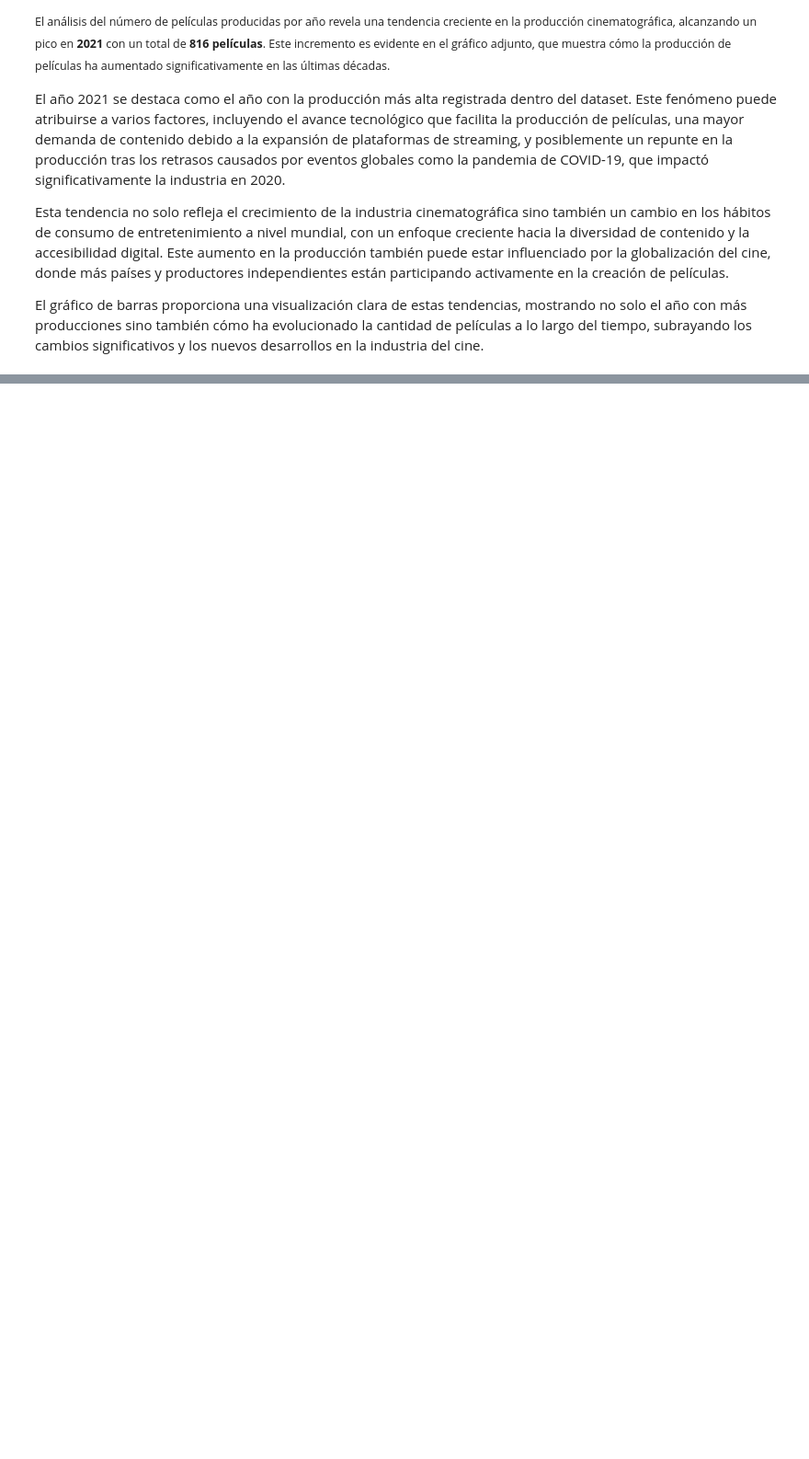
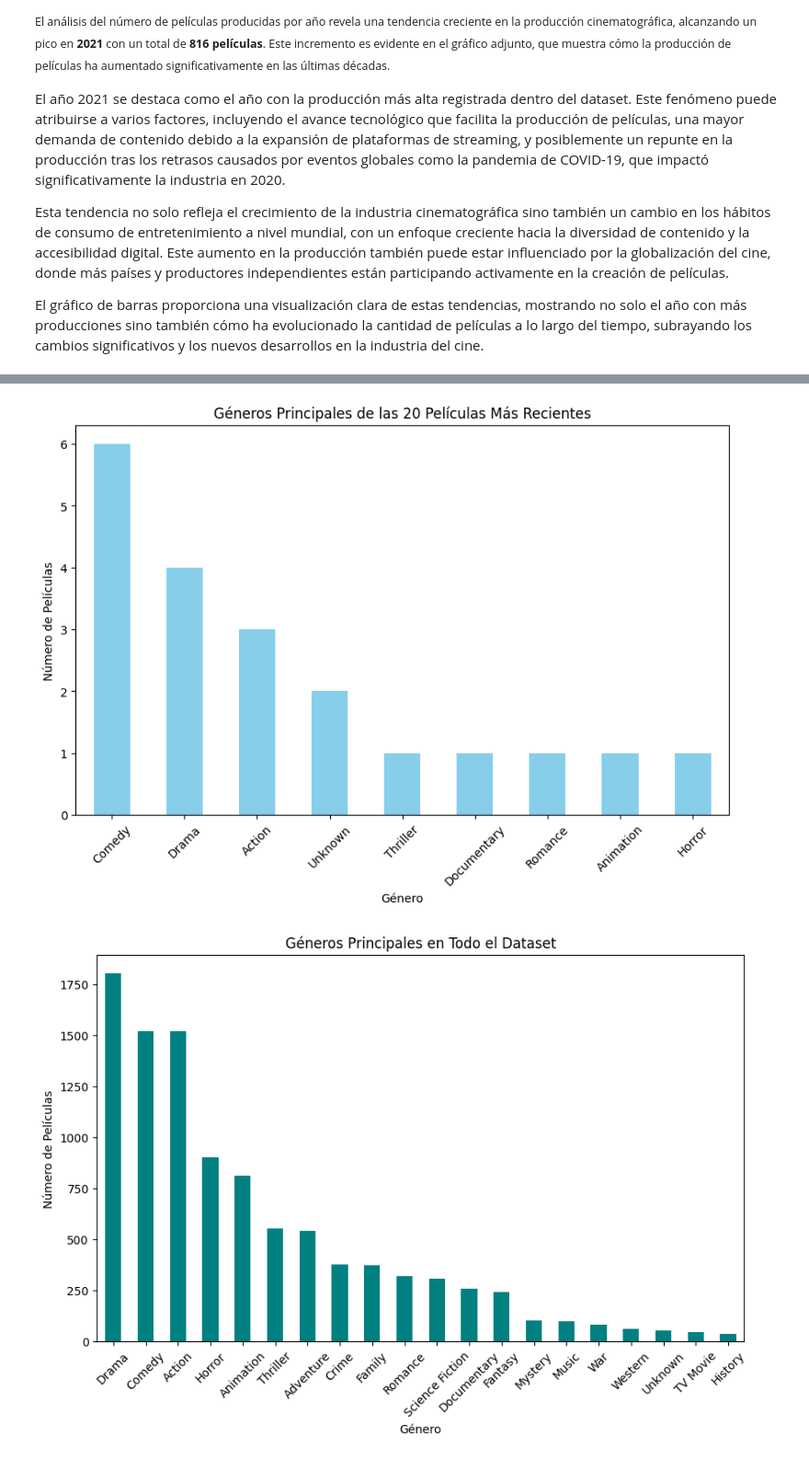
Before and after one commit to XavierLopez25/HT1-MD, a Jupyter notebook: EjerciciosAnalisisExploratorio.ipynb, the cells around one changed output, grey strips where cells are left out. Shown at 92% size. Drawn from its saved outputs; the diff is of its cells as text; code cells hidden in the pictures; blank space fills up the shorter version.

Commit message:
feat: add analysis and graphs for the principal genre of the last 20 movies, entire dataset, and longest movies

```diff
--- a/EjerciciosAnalisisExploratorio.ipynb
+++ b/EjerciciosAnalisisExploratorio.ipynb
@@ -170,0 +173,48 @@ El gráfico de barras proporciona una visualización clara de estas tendencias,
+# %%
+df = pd.read_csv('movies.csv', encoding='ISO-8859-1')
+
+df['releaseDate'] = pd.to_datetime(df['releaseDate'], errors='coerce')
+df['mainGenre'] = df['genres'].apply(lambda x: x.split('|')[0] if pd.notnull(x) else 'Unknown')
+df['runtime'] = pd.to_numeric(df['runtime'], errors='coerce')
+
+# Data for the first question: Genres of the 20 most recent films
+df.sort_values(by='releaseDate', ascending=False, inplace=True)
+recent_20 = df.head(20)
+recent_genres_count = recent_20['mainGenre'].value_counts()
+
+# Data for the second question: Predominant genre in the dataset
+overall_genres_count = df['mainGenre'].value_counts()
+
+# Data for the third question: Genre of the longest films
+df.sort_values(by='runtime', ascending=False, inplace=True)
+longest_films_genre = df.head(20)['mainGenre'].value_counts()
+
+# Graph for the first question
+plt.figure(figsize=(10, 6))
+recent_genres_count.plot(kind='bar', color='skyblue')
+plt.title('Géneros Principales de las 20 Películas Más Recientes')
+plt.xlabel('Género')
+plt.ylabel('Número de Películas')
+plt.xticks(rotation=45)
+plt.show()
+
+# Graph for the second question
+plt.figure(figsize=(10, 6))
+overall_genres_count.plot(kind='bar', color='teal')
+plt.title('Géneros Principales en Todo el Dataset')
+plt.xlabel('Género')
+plt.ylabel('Número de Películas')
+plt.xticks(rotation=45)
+plt.show()
+
+# Graph for the third question
+plt.figure(figsize=(10, 6))
+longest_films_genre.plot(kind='bar', color='green')
+plt.title('Género Principal de las Películas Más Largas')
+plt.xlabel('Género')
+plt.ylabel('Número de Películas')
+plt.xticks(rotation=45)
+plt.show()
+# %% [output]
+[figure, added]
+[figure, added]
```
Also changed, not shown: parts of 3 cells of this notebook.
